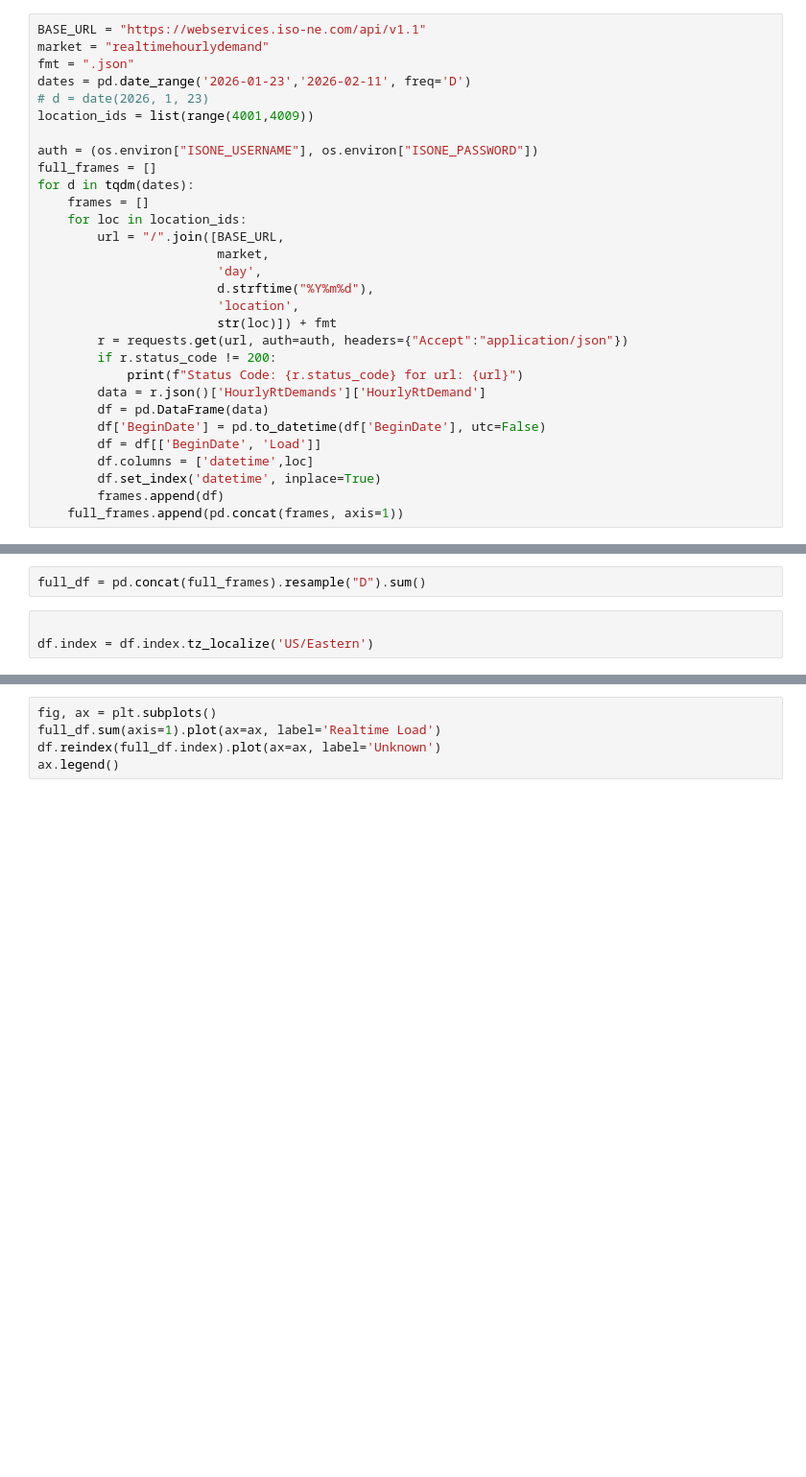
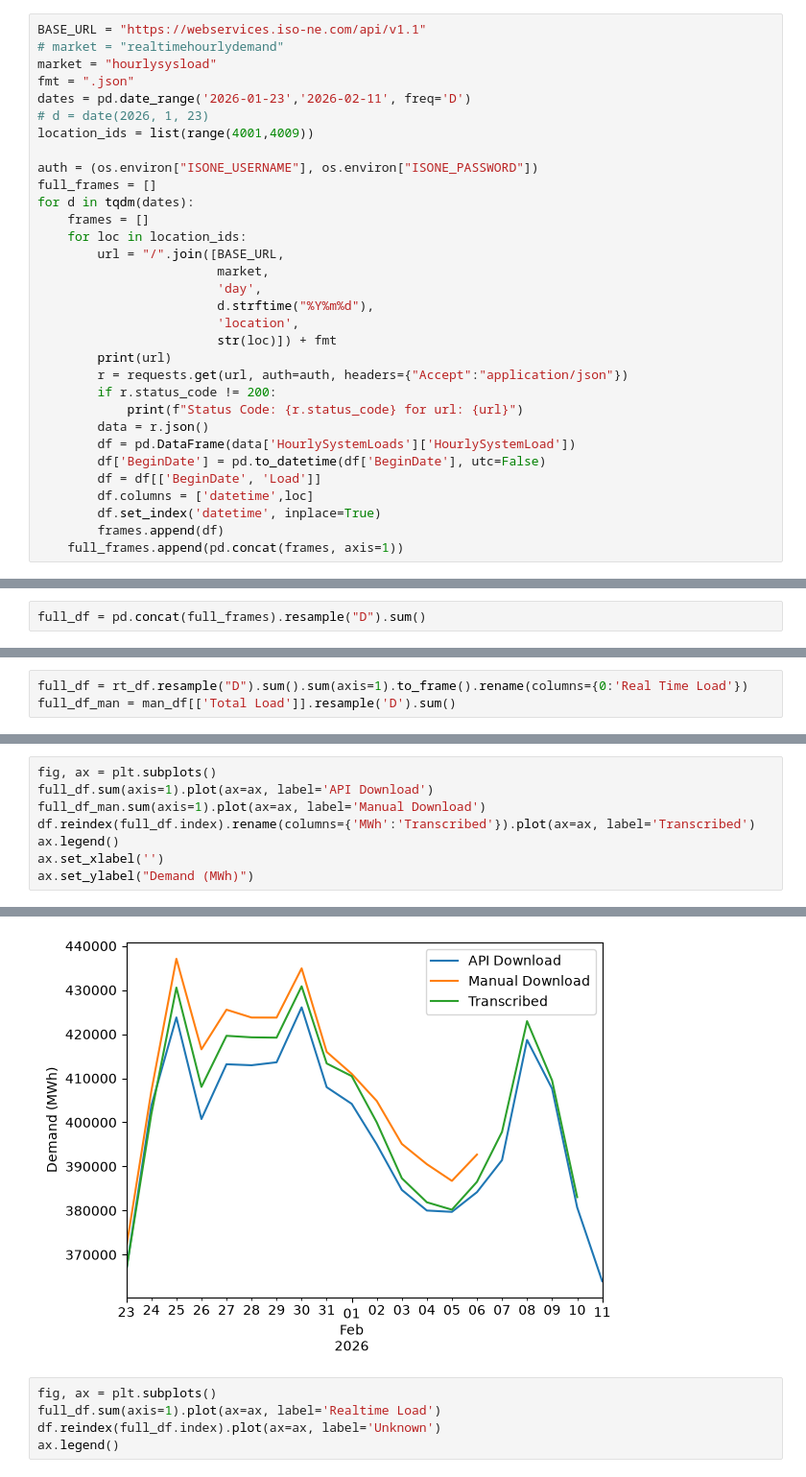
Before and after one commit to ucsusa/osw_analysis, a Jupyter notebook: demand_download.ipynb, the cells around one changed output, grey strips where cells are left out. Shown at 96% size. Drawn from its saved outputs; the diff is of its cells as text; blank space fills up the shorter version.

```diff
--- a/demand_download.ipynb
+++ b/demand_download.ipynb
@@ -27,6 +130,7 @@ df.head()
 # %%
 BASE_URL = "https://webservices.iso-ne.com/api/v1.1"
-market = "realtimehourlydemand"
+# market = "realtimehourlydemand"
+market = "hourlysysload"
 fmt = ".json"
 dates = pd.date_range('2026-01-23','2026-02-11', freq='D')
 # d = date(2026, 1, 23)
@@ -43,11 +147,12 @@ for d in tqdm(dates):
                         d.strftime("%Y%m%d"),
                         'location',
                         str(loc)]) + fmt
+        print(url)
         r = requests.get(url, auth=auth, headers={"Accept":"application/json"})
         if r.status_code != 200:
             print(f"Status Code: {r.status_code} for url: {url}")
-        data = r.json()['HourlyRtDemands']['HourlyRtDemand']
-        df = pd.DataFrame(data)
+        data = r.json()
+        df = pd.DataFrame(data['HourlySystemLoads']['HourlySystemLoad'])
         df['BeginDate'] = pd.to_datetime(df['BeginDate'], utc=False)
         df = df[['BeginDate', 'Load']]
         df.columns = ['datetime',loc]
@@ -57,5 +169,2 @@ for d in tqdm(dates):
 # %%
 full_df = pd.concat(full_frames).resample("D").sum()
-# %%
-
-df.index = df.index.tz_localize('US/Eastern')
@@ -81,0 +171,3 @@ df.index = df.index.tz_localize('US/Eastern')
+# %%
+full_df = rt_df.resample("D").sum().sum(axis=1).to_frame().rename(columns={0:'Real Time Load'})
+full_df_man = man_df[['Total Load']].resample('D').sum()
@@ -81,0 +195,9 @@ df.index = df.index.tz_localize('US/Eastern')
+# %%
+fig, ax = plt.subplots()
+full_df.sum(axis=1).plot(ax=ax, label='API Download')
+full_df_man.sum(axis=1).plot(ax=ax, label='Manual Download')
+df.reindex(full_df.index).rename(columns={'MWh':'Transcribed'}).plot(ax=ax, label='Transcribed')
+ax.legend()
+ax.set_xlabel('')
+ax.set_ylabel("Demand (MWh)")
+# %% [output]
@@ -82,3 +205,4 @@ df.index = df.index.tz_localize('US/Eastern')
+[figure, added]
 # %%
 fig, ax = plt.subplots()
 full_df.sum(axis=1).plot(ax=ax, label='Realtime Load')
```
Also changed, not shown: parts of 22 cells of this notebook, 2 other files.
